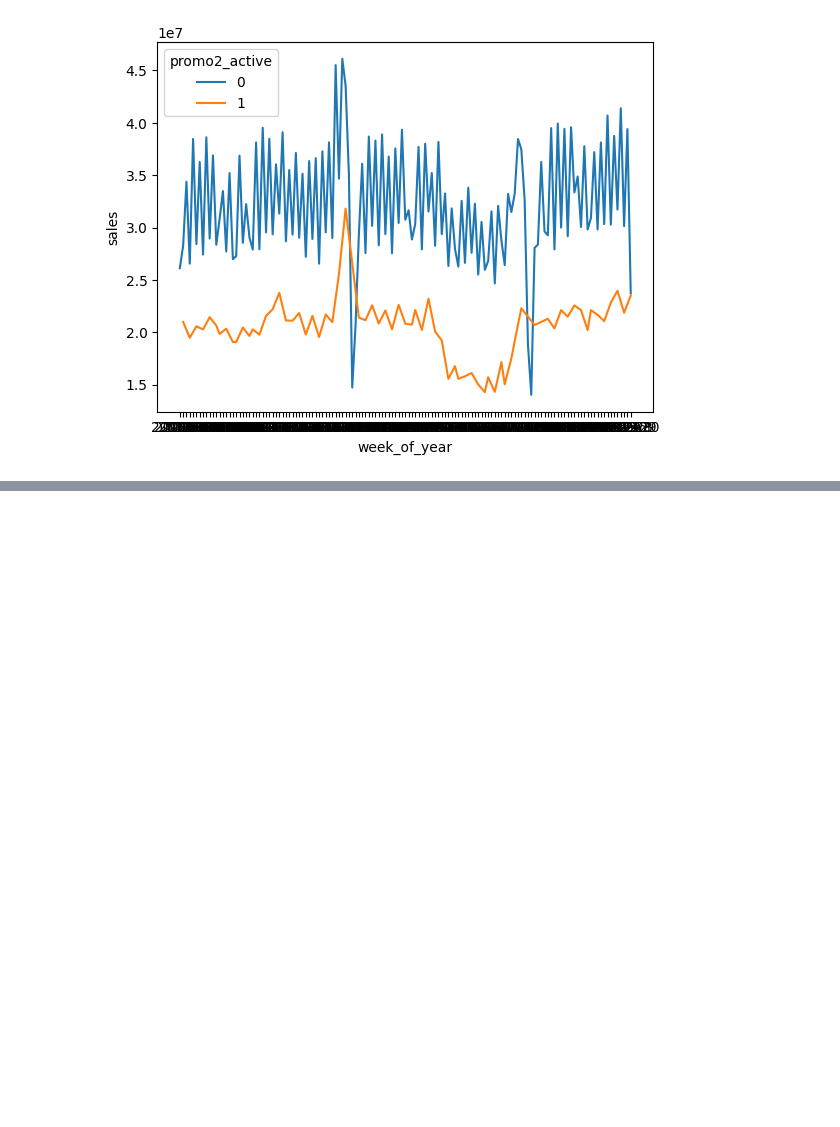
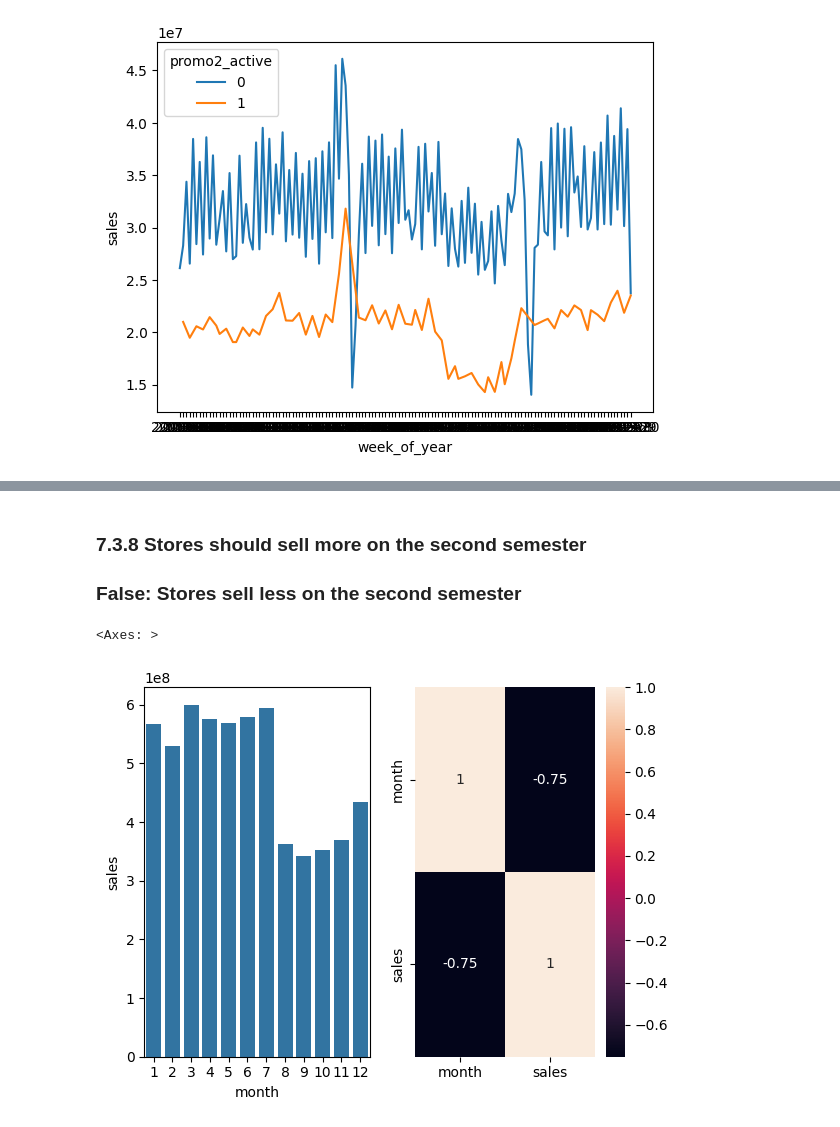
Before and after one commit to thalesluizbraga/eda_rossmann, a Jupyter notebook: eda_rossmann.ipynb, the cells around one changed output, grey strips where cells are left out. Saved outputs shown, nothing was run; the diff lists cells and outputs as text; code cells hidden in the pictures; blank space fills up the shorter version.

```diff
--- a/eda_rossmann.ipynb
+++ b/eda_rossmann.ipynb
@@ -423,0 +448,15 @@ sns.lineplot(data=promo2_active_grouped, x='week_of_year', y='sales', hue='promo
+# %% [markdown]
+### 7.3.8 Stores should sell more on the second semester
+
+### False: Stores sell less on the second semester
+# %%
+sales_month_grouped = df4[['sales', 'month']].groupby('month').sum().reset_index()
+
+plt.subplot(1,2,1)
+sns.barplot(x='month', y='sales', data=sales_month_grouped)
+
+plt.subplot(1,2,2)
+sns.heatmap(sales_month_grouped.corr(method='pearson'), annot=True)
+# %% [output]
+<Axes: >
+[figure, added]
```
Also changed, not shown: parts of 12 cells of this notebook.
